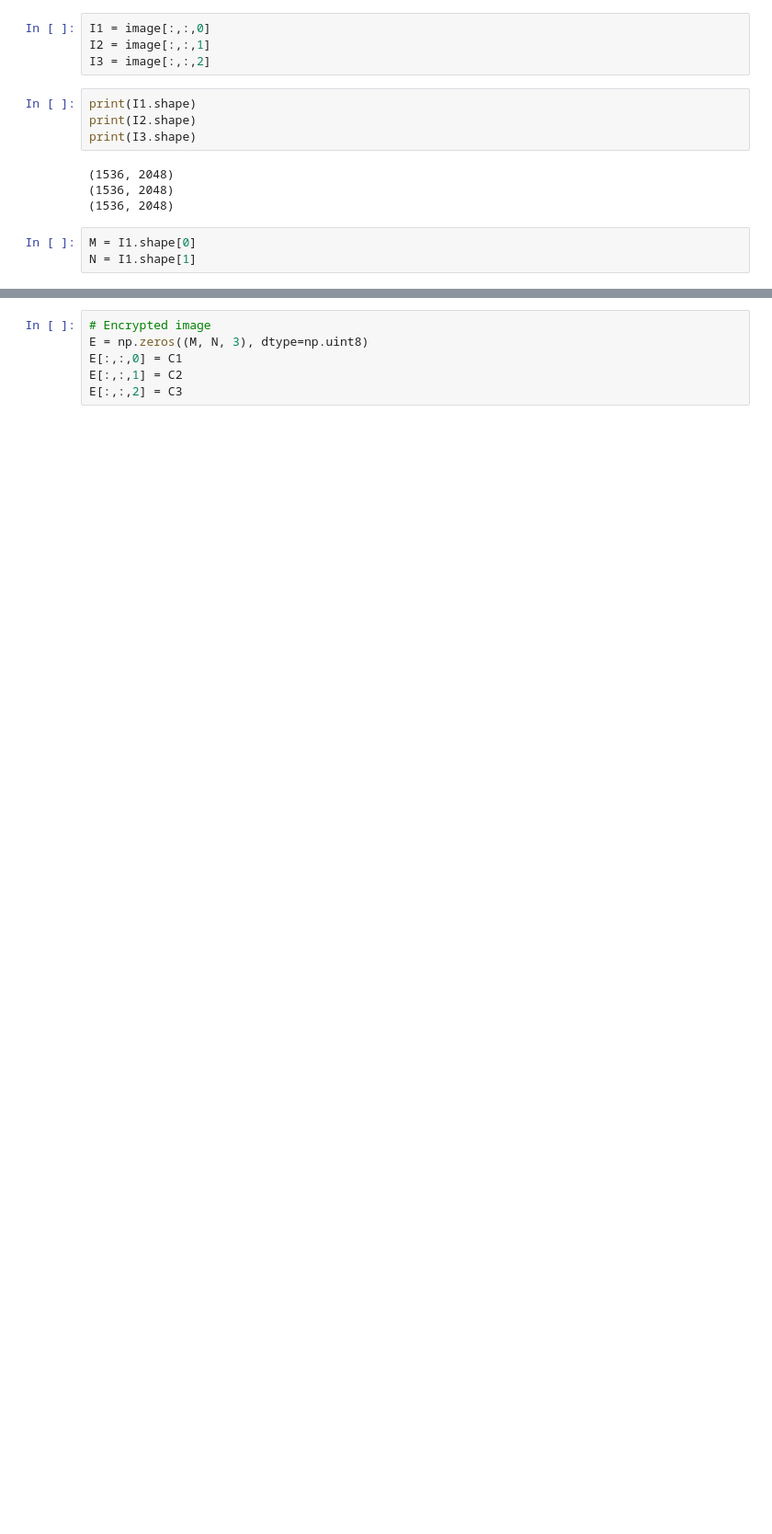
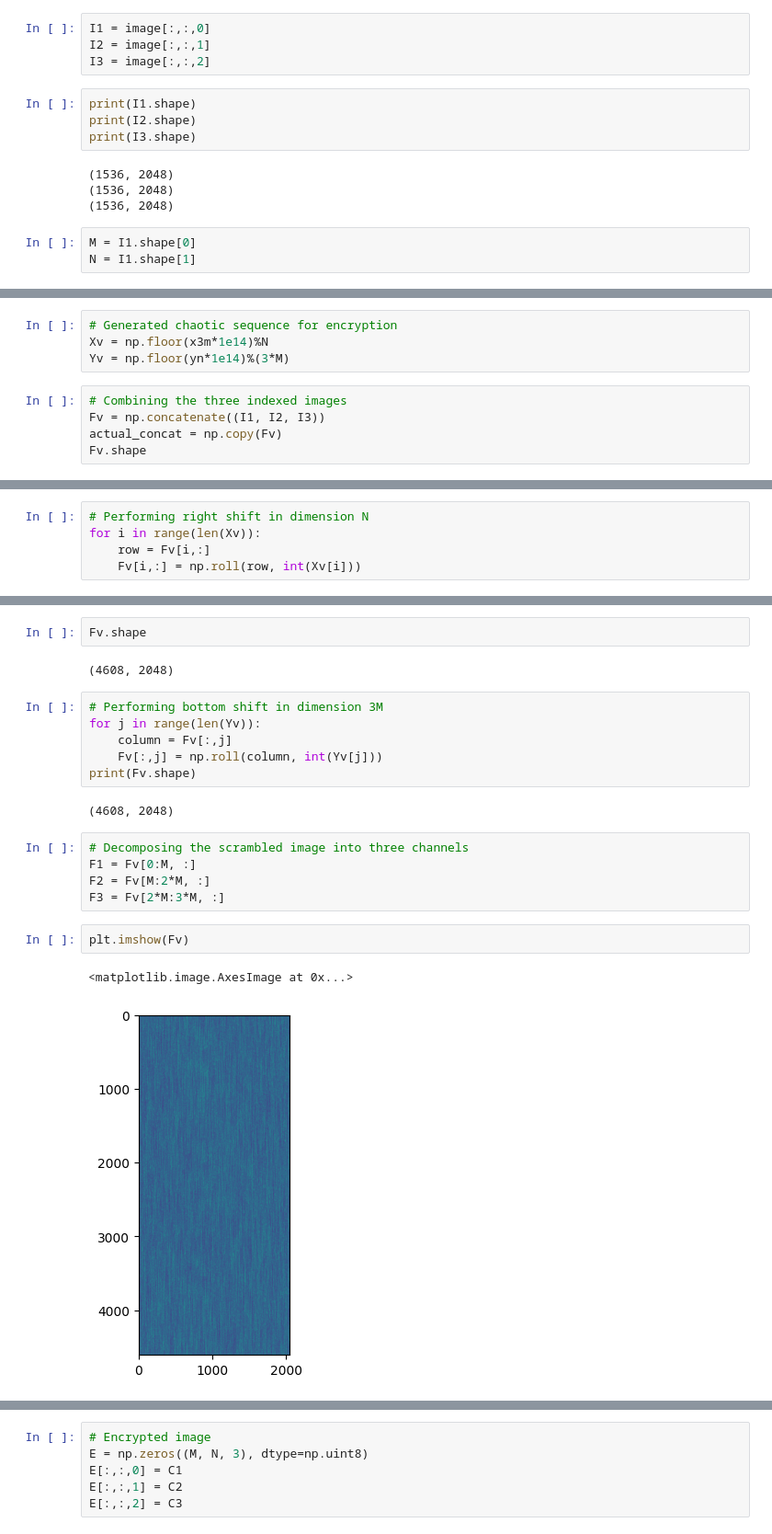
Before and after one commit to Rupal17shah/ImageEncryption, a Jupyter notebook: main.ipynb, the cells around one changed output, grey strips where cells are left out. Shown at 92% size. Cells and saved outputs as stored; diff of their text form; blank space fills up the shorter version.

```diff
--- a/main.ipynb
+++ b/main.ipynb
@@ -156,0 +137,9 @@ print(C3.shape)
+# %%
+# Generated chaotic sequence for encryption
+Xv = np.floor(x3m*1e14)%N
+Yv = np.floor(yn*1e14)%(3*M)
+# %%
+# Combining the three indexed images
+Fv = np.concatenate((I1, I2, I3))
+actual_concat = np.copy(Fv)
+Fv.shape
@@ -156,0 +158,5 @@ print(C3.shape)
+# %%
+# Performing right shift in dimension N
+for i in range(len(Xv)):
+    row = Fv[i,:]
+    Fv[i,:] = np.roll(row, int(Xv[i]))
@@ -156,0 +173,22 @@ print(C3.shape)
+# %%
+Fv.shape
+# %% [output]
+(4608, 2048)
+# %%
+# Performing bottom shift in dimension 3M
+for j in range(len(Yv)):
+    column = Fv[:,j]
+    Fv[:,j] = np.roll(column, int(Yv[j]))
+print(Fv.shape)
+# %% [output]
+(4608, 2048)
+# %%
+# Decomposing the scrambled image into three channels
+F1 = Fv[0:M, :]
+F2 = Fv[M:2*M, :]
+F3 = Fv[2*M:3*M, :]
+# %%
+plt.imshow(Fv)
+# %% [output]
+<matplotlib.image.AxesImage at 0x...>
+[figure, added]
```
Also changed, not shown: parts of 97 cells of this notebook, 20 other files.
